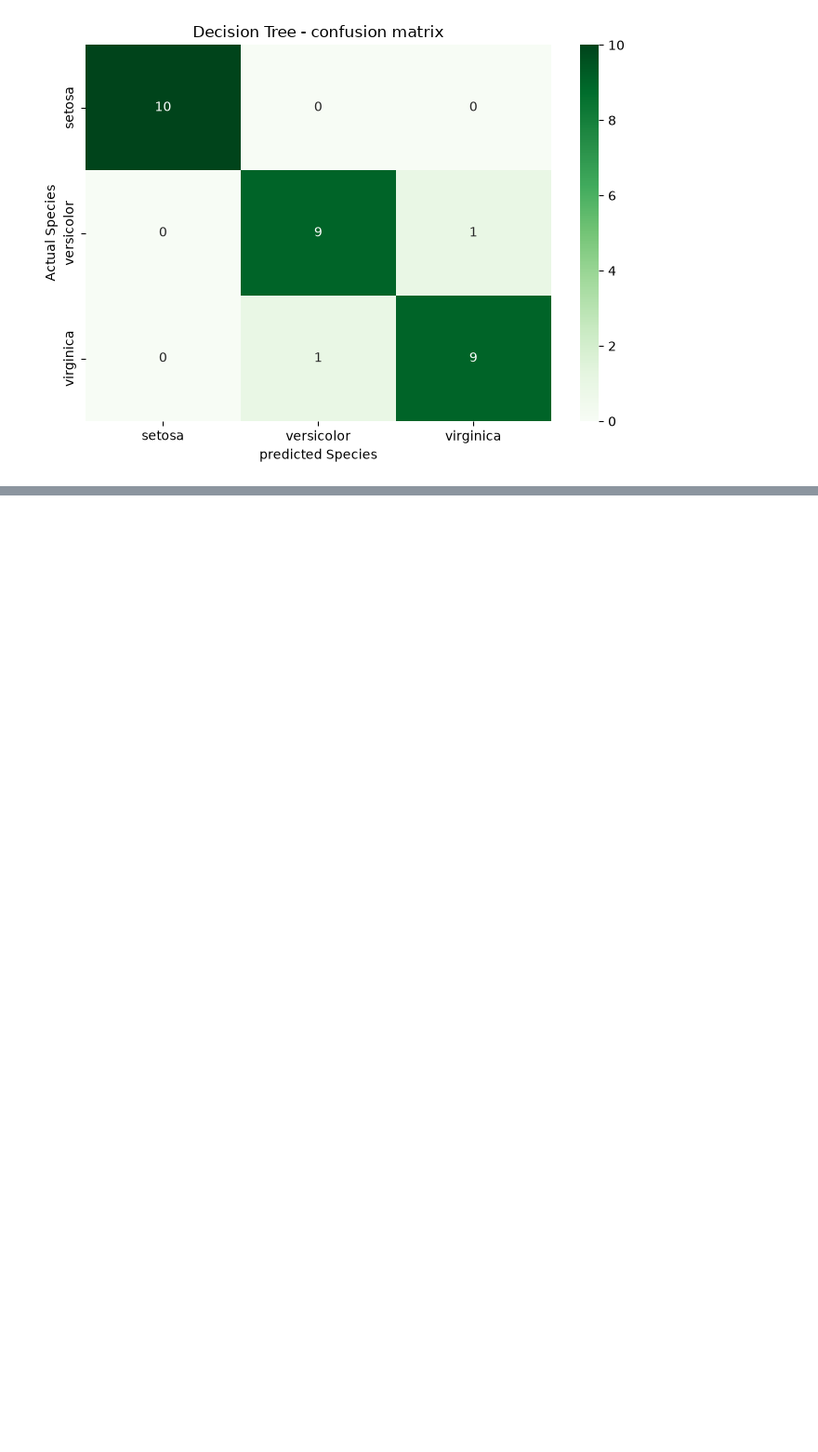
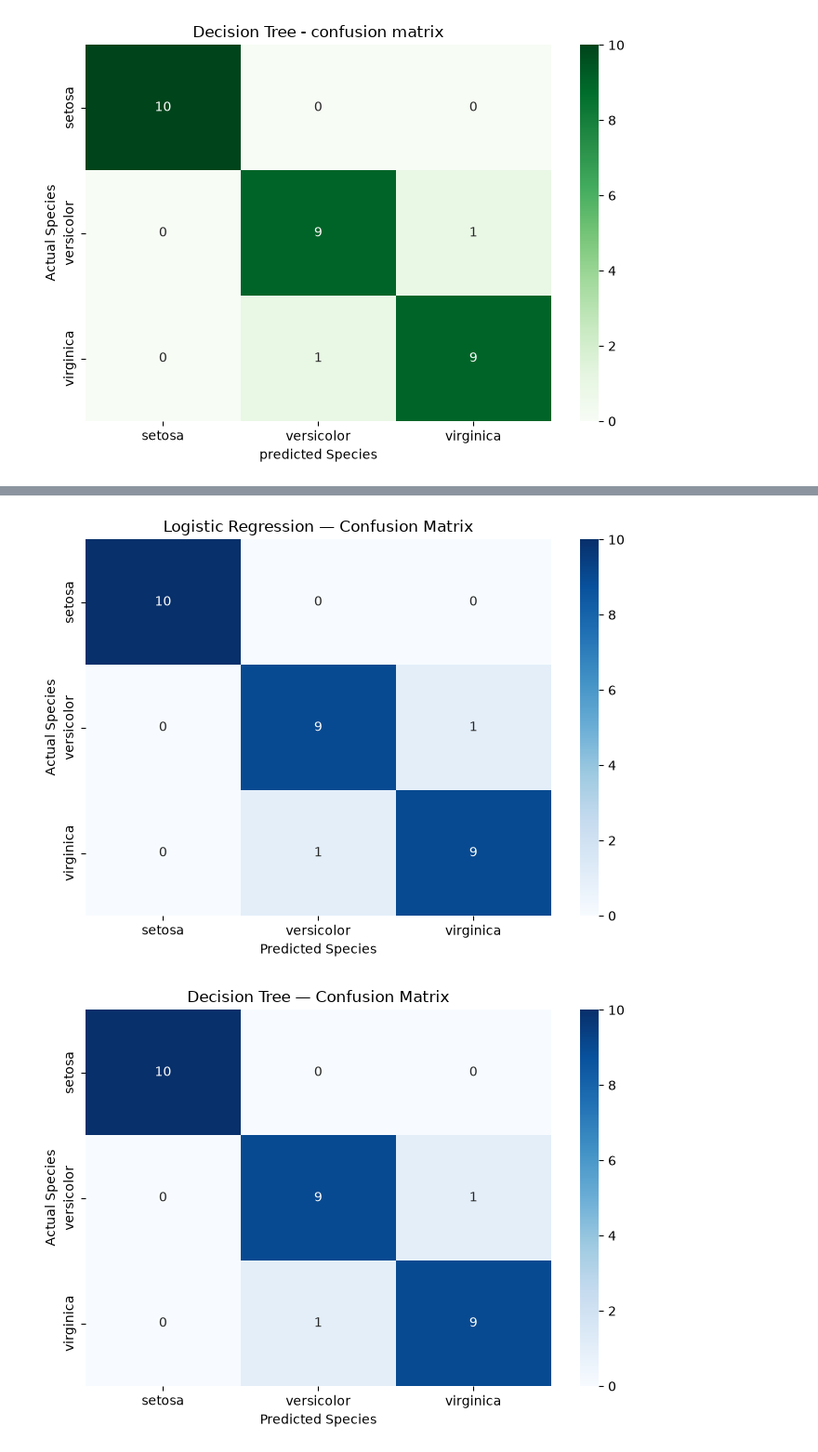
Before and after one commit to bereketkefeni-creator/Datheon_Machine_Learning_And_Data_Science_internship, a Jupyter notebook: Task_1_Iris_Classification/notebooks/iris_classification.ipynb, the cells around one changed output, grey strips where cells are left out. Shown at 93% size. Cells and saved outputs as stored; diff of their text form; code cells hidden in the pictures; blank space fills up the shorter version.

```diff
--- a/Task_1_Iris_Classification/notebooks/iris_classification.ipynb
+++ b/Task_1_Iris_Classification/notebooks/iris_classification.ipynb
@@ -436,0 +672,12 @@ plt.show()
+# %%
+for name, y_pred in predictions.items():
+    print(f"\n{name}")
+    print("-" * 50)
+
+    print(
+        classification_report(
+            y_test,
+            y_pred,
+            zero_division=0
+        )
+    )
@@ -436,0 +702,32 @@ plt.show()
+# %%
+import matplotlib.pyplot as plt
+import seaborn as sns
+
+for name, model in models.items():
+    y_pred = predictions[name]
+
+    cm = confusion_matrix(
+        y_test,
+        y_pred,
+        labels=model.classes_
+    )
+
+    plt.figure(figsize=(7, 5))
+
+    sns.heatmap(
+        cm,
+        annot=True,
+        fmt="d",
+        cmap="Blues",
+        xticklabels=model.classes_,
+        yticklabels=model.classes_
+    )
+
+    plt.title(f"{name} — Confusion Matrix")
+    plt.xlabel("Predicted Species")
+    plt.ylabel("Actual Species")
+    plt.tight_layout()
+    plt.show()
+# %% [output]
+[figure, added]
+[figure, added]
```
Also changed, not shown: parts of 19 cells of this notebook, 5 other files.
